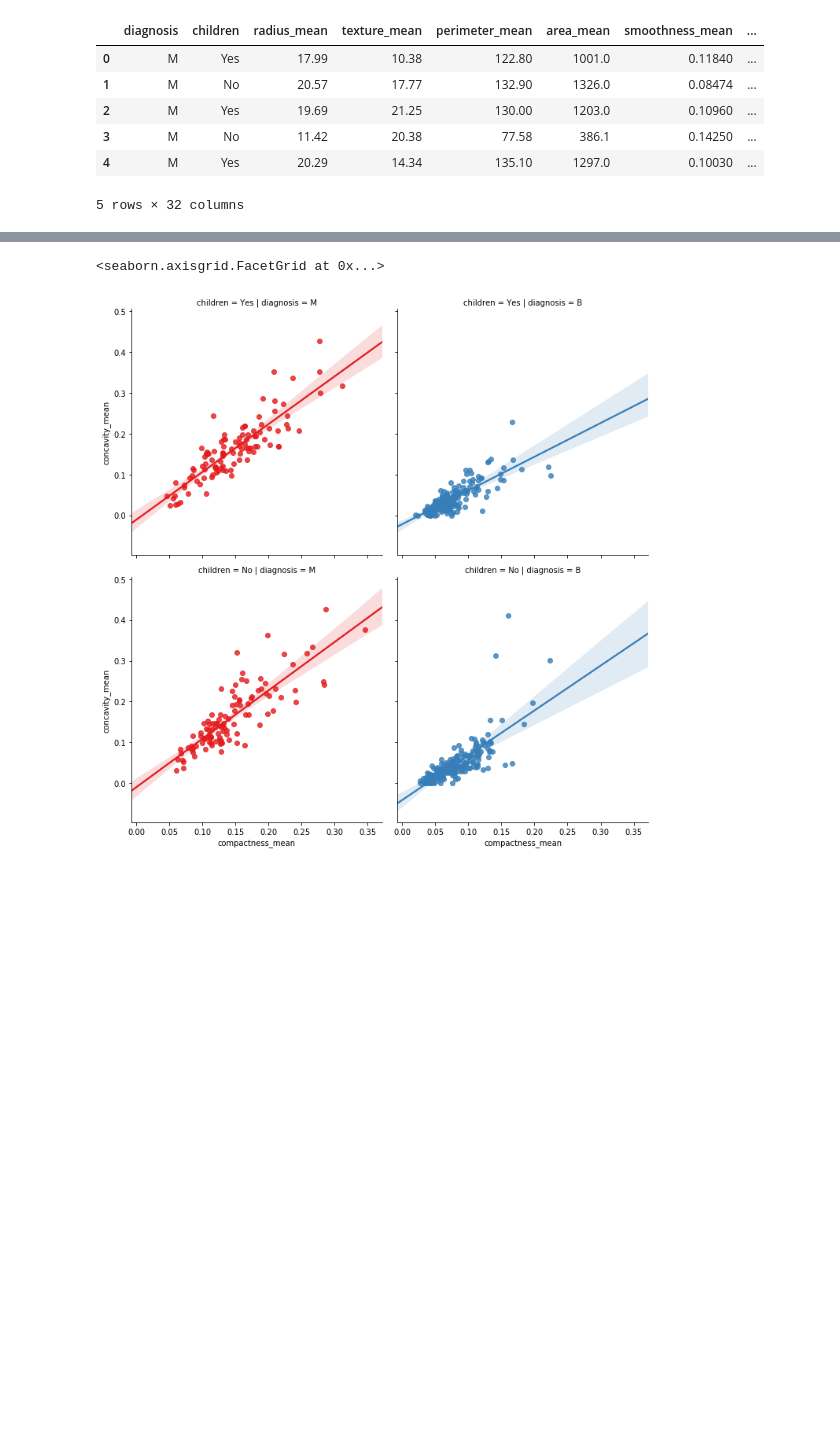
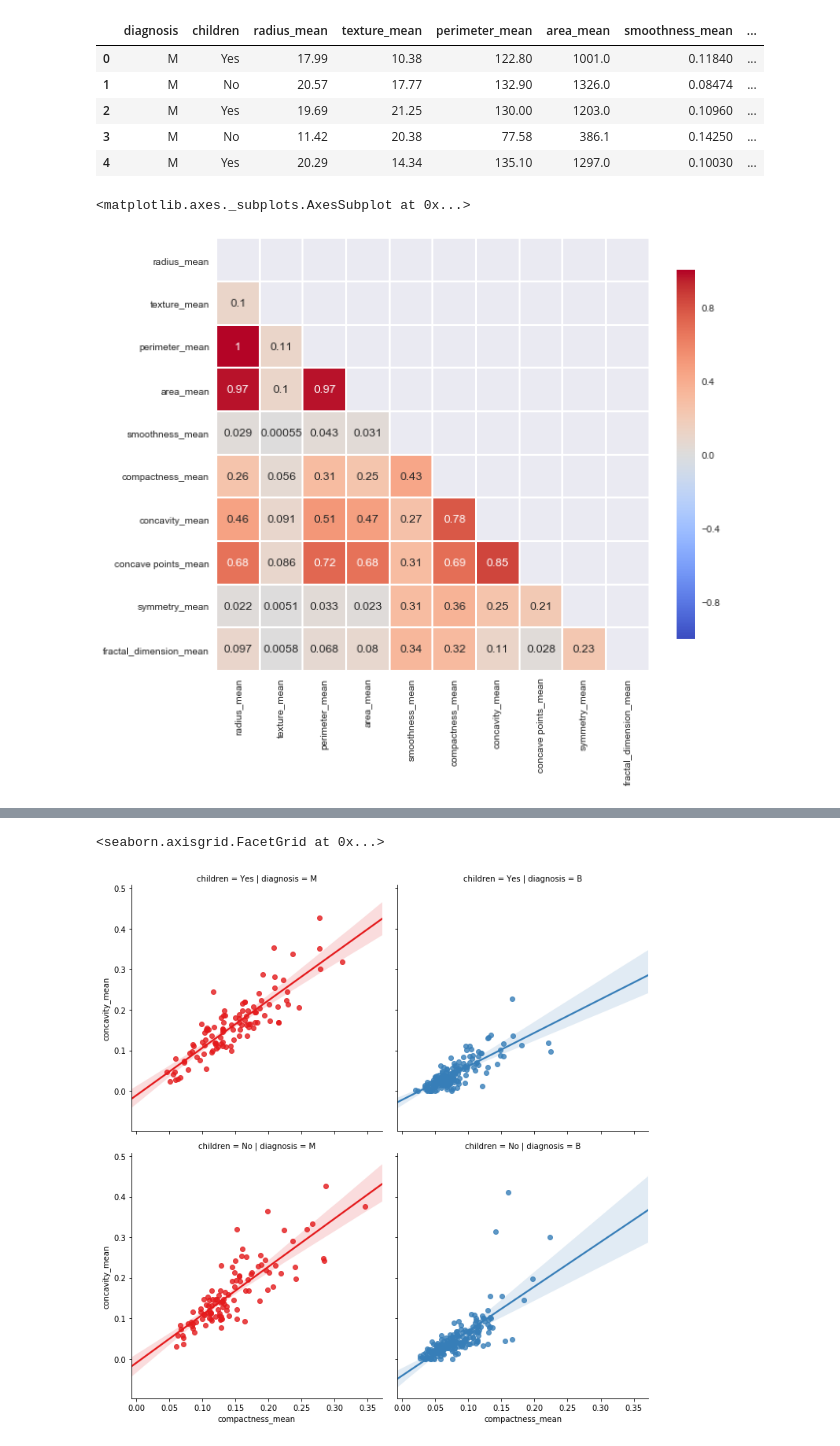
Before and after one commit to tamhuynh92/Machine-Learning-Project, a Jupyter notebook: Breast Cancer Linear Regression Model.ipynb, the cells around one changed output, grey strips where cells are left out. Saved outputs shown, nothing was run; the diff lists cells and outputs as text; code cells hidden in the pictures; blank space fills up the shorter version.

```diff
--- a/Breast Cancer Linear Regression Model.ipynb
+++ b/Breast Cancer Linear Regression Model.ipynb
@@ -2,9 +2,11 @@
 import numpy as np
 import matplotlib.pyplot as plt
 import pandas as pd
+import seaborn as sns
 
 cancer_data = pd.read_csv('cancer_data.csv')
 cancer_data = cancer_data.drop(columns = ['Unnamed: 0'])
+cancer_data = cancer_data.iloc[:, :12]
 cancer_data.head()
 # %% [output]
 |  | diagnosis | children | radius_mean | texture_mean | perimeter_mean | area_mean | smoothness_mean | ... |
@@ -13,4 +15,21 @@ cancer_data.head()
 | 2 | M | Yes | 19.69 | 21.25 | 130.00 | 1203.0 | 0.10960 | ... |
 | 3 | M | No | 11.42 | 20.38 | 77.58 | 386.1 | 0.14250 | ... |
 | 4 | M | Yes | 20.29 | 14.34 | 135.10 | 1297.0 | 0.10030 | ... |
-5 rows × 32 columns
+# %%
+#Compute the correlation table
+corr_table = cancer_data.corr()
+R_square = corr_table**2
+# %%
+#Heat map of R_Square value
+mask = np.zeros_like(R_square, dtype=np.bool)
+mask[np.triu_indices_from(mask)] = True
+f, ax = plt.subplots(figsize=(10, 10))
+
+# Generate a custom diverging colormap
+cmap = sns.diverging_palette(220, 10, as_cmap=True)
+# Draw the heatmap with the mask and correct aspect ratio
+sns.heatmap(R_square, mask=mask, cmap= 'coolwarm', vmax= 1, vmin = -1, center=0,
+            square= True, linewidths= 1, cbar_kws={"shrink": .7}, annot = True)
+# %% [output]
+<matplotlib.axes._subplots.AxesSubplot at 0x...>
+[figure, added]
```
Also changed, not shown: parts of 11 cells of this notebook, 4 other files.
